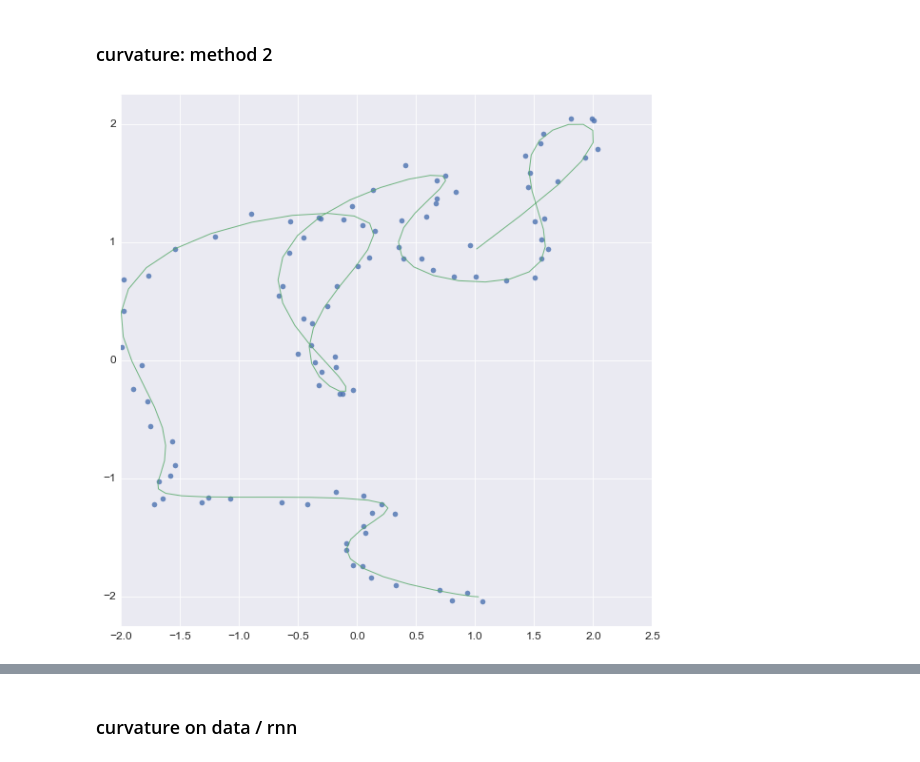
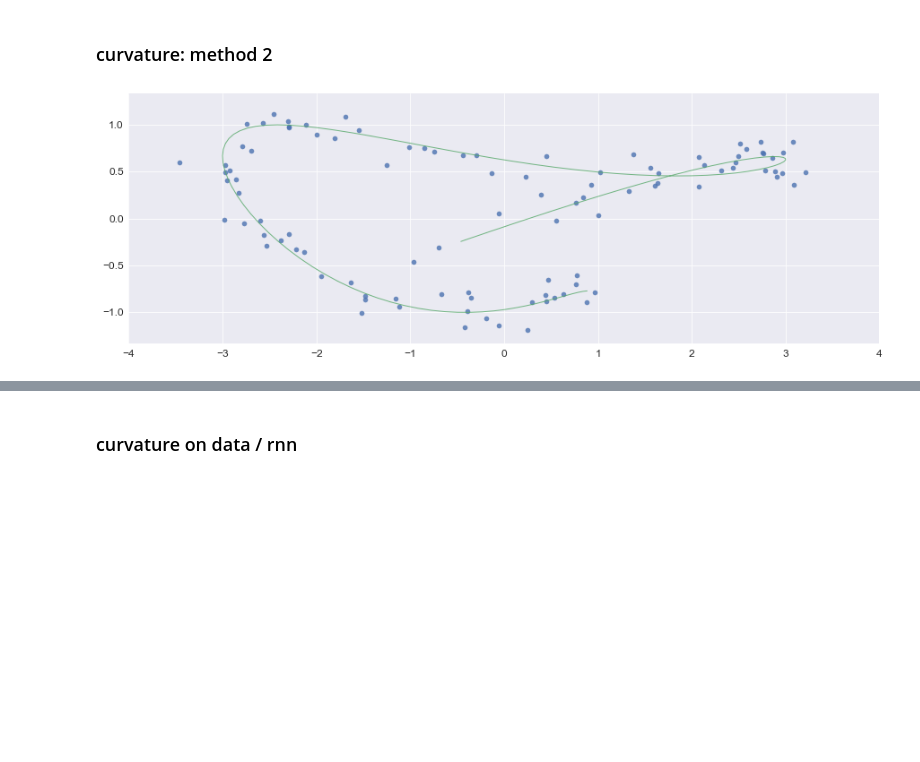
Before and after one commit to jsseely/cyclingRNN, a Jupyter notebook: misc tests.ipynb, the cells around one changed output, grey strips where cells are left out. Cells and saved outputs as stored; diff of their text form; code cells hidden in the pictures; blank space fills up the shorter version.

```diff
--- a/misc tests.ipynb
+++ b/misc tests.ipynb
@@ -132,26 +121,26 @@ def rand_signal(time_, cycle_, components_):
 # %%
 n = 2
 t = 100
-time = np.linspace(0., 1., t)
+time = np.linspace(0., .5, t)
 
 tmid = time[t/2]
 
 points = np.zeros((t, n))
 points_true = np.zeros((t, n))
 for nn in range(n):
-    points_true[:, nn] = 2*rand_signal(time, 1, 10)
-points = points_true + 0.05*np.random.randn(t, n)
+    points_true[:, nn] = (3-nn*2)*rand_signal(time, 1, 10)
+points = points_true + 0.15*np.random.randn(t, n)
+
+fig = plt.figure(figsize=(15,5))
+if n>2:
+    ax = fig.gca(projection='3d')
+    plt.plot(points[:,0] ,points[:,1], points[:,2], 'o', linewidth=0.5, alpha=0.8)
+    plt.plot(points_true[:,0] ,points_true[:,1], points_true[:,2], '-', linewidth=1.5, alpha=0.8)
+else:
+    plt.plot(points[:,0] ,points[:,1], 'o', linewidth=0.5, alpha=0.8)
+    plt.plot(points_true[:,0] ,points_true[:,1], '-', linewidth=1, alpha=0.8)
+plt.axis('equal')
+plt.show()
+# %% [output]
+[figure, added]
-# %%
-fig = plt.figure(figsize=(10,10))
-if n>2:
-    ax = fig.gca(projection='3d')
-    plt.plot(points[:,0] ,points[:,1], points[:,2], 'o', linewidth=0.5, alpha=0.8)
-    plt.plot(points_true[:,0] ,points_true[:,1], points_true[:,2], '-', linewidth=1.5, alpha=0.8)
-else:
-    plt.plot(points[:,0] ,points[:,1], 'o', linewidth=0.5, alpha=0.8)
-    plt.plot(points_true[:,0] ,points_true[:,1], '-', linewidth=1, alpha=0.8)
-plt.axis('equal')
-plt.show()
-# %% [output]
-[figure, removed]
 # %%
```
Also changed, not shown: parts of 6 cells of this notebook, 2 other files.
